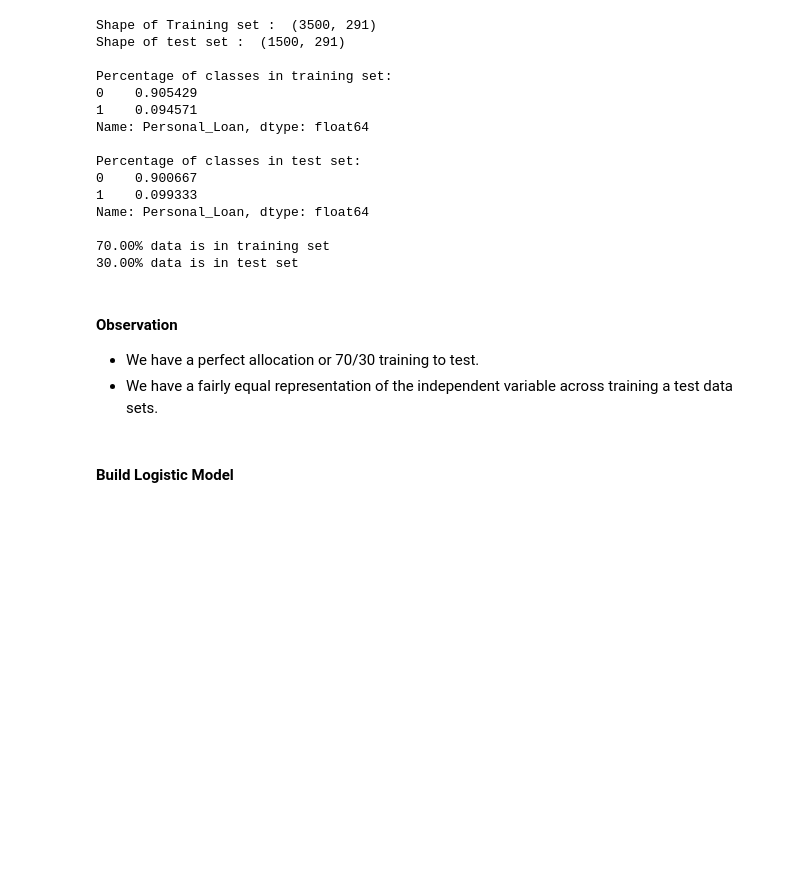
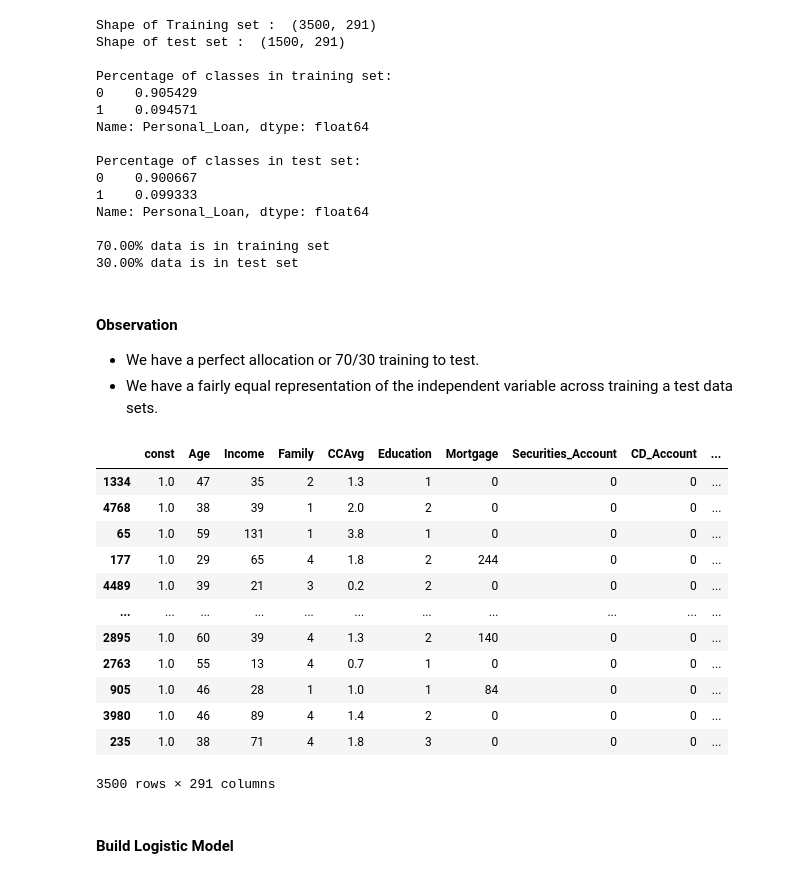
Before and after one commit to Drew75austin/Machine_Learning_Personal_Loan, a Jupyter notebook: Personal_Loan_Modelling.ipynb, the cells around one changed output. Cells and saved outputs as stored; diff of their text form; code cells hidden in the pictures; blank space fills up the shorter version.

```diff
--- a/Personal_Loan_Modelling.ipynb
+++ b/Personal_Loan_Modelling.ipynb
@@ -991,6 +996,22 @@ Name: Personal_Loan, dtype: float64
 #### Observation
 - We have a perfect allocation or 70/30 training to test.
 - We have a fairly equal representation of the independent variable across training a test data sets.
+# %%
+X_train
+# %% [output]
+|  | const | Age | Income | Family | CCAvg | Education | Mortgage | Securities_Account | CD_Account | ... |
+| 1334 | 1.0 | 47 | 35 | 2 | 1.3 | 1 | 0 | 0 | 0 | ... |
+| 4768 | 1.0 | 38 | 39 | 1 | 2.0 | 2 | 0 | 0 | 0 | ... |
+| 65 | 1.0 | 59 | 131 | 1 | 3.8 | 1 | 0 | 0 | 0 | ... |
+| 177 | 1.0 | 29 | 65 | 4 | 1.8 | 2 | 244 | 0 | 0 | ... |
+| 4489 | 1.0 | 39 | 21 | 3 | 0.2 | 2 | 0 | 0 | 0 | ... |
+| ... | ... | ... | ... | ... | ... | ... | ... | ... | ... | ... |
+| 2895 | 1.0 | 60 | 39 | 4 | 1.3 | 2 | 140 | 0 | 0 | ... |
+| 2763 | 1.0 | 55 | 13 | 4 | 0.7 | 1 | 0 | 0 | 0 | ... |
+| 905 | 1.0 | 46 | 28 | 1 | 1.0 | 1 | 84 | 0 | 0 | ... |
+| 3980 | 1.0 | 46 | 89 | 4 | 1.4 | 2 | 0 | 0 | 0 | ... |
+| 235 | 1.0 | 38 | 71 | 4 | 1.8 | 3 | 0 | 0 | 0 | ... |
+3500 rows × 291 columns
 # %%
 # we will use this to do all performance metrics and test various thresholds
 #  threshold has default value of .5
```
Also changed, not shown: parts of 7 cells of this notebook, 1 other file.
